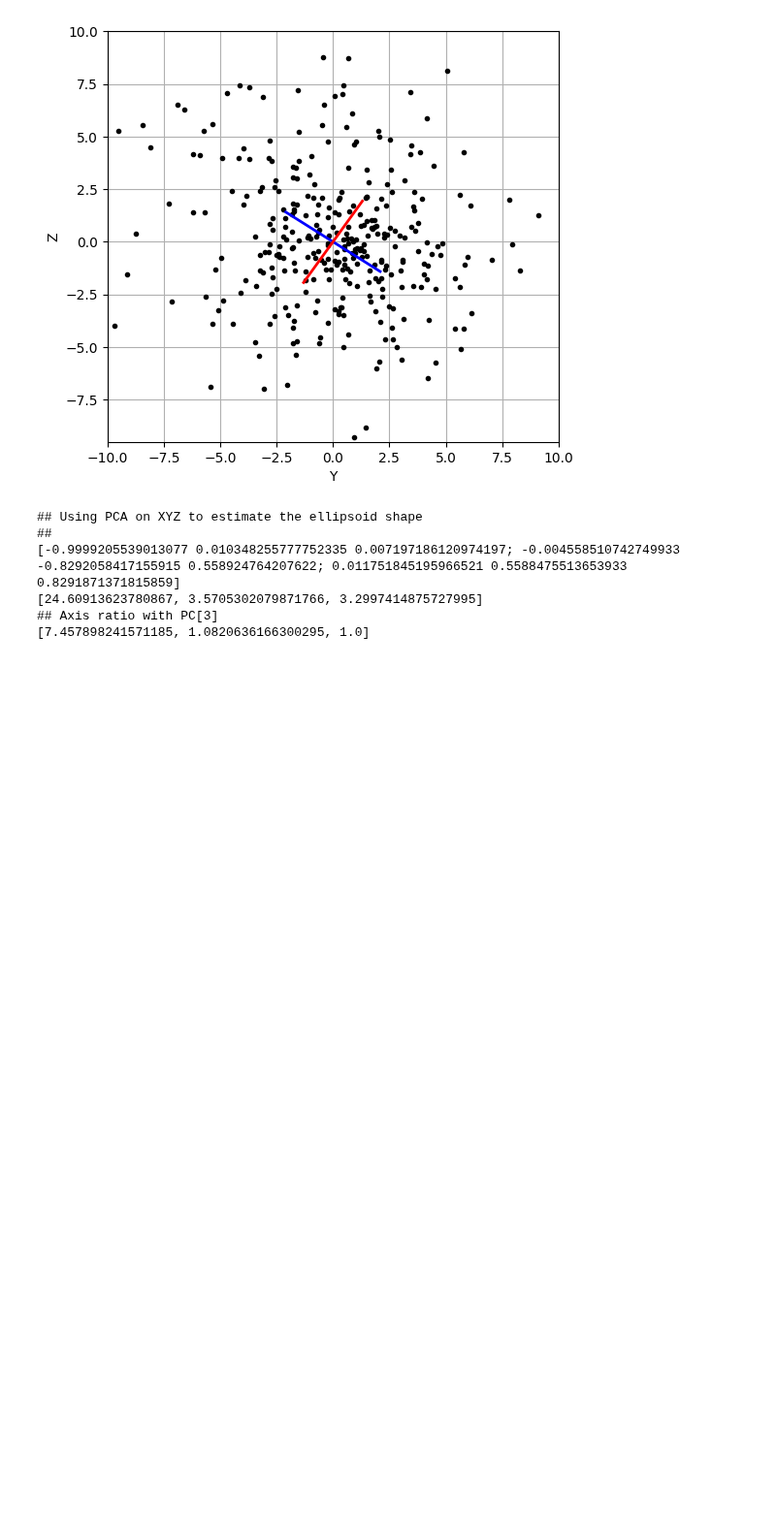
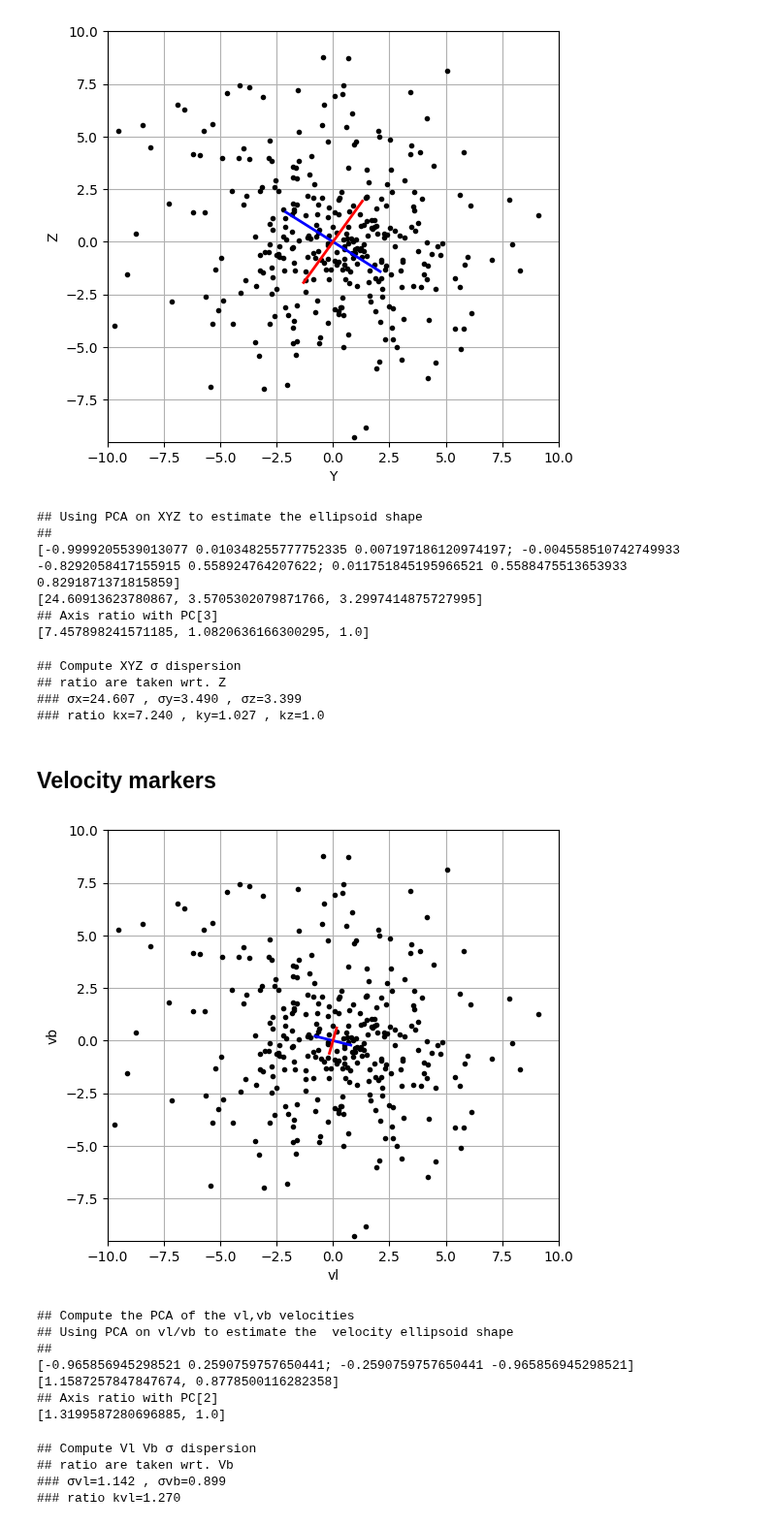
Before and after one commit to bosscha/gaia-shock, a Jupyter notebook: notebooks/analysis/perturbation-markers.ipynb, the cells around one changed output. Shown at 97% size. Cells and saved outputs as stored; diff of their text form; code cells hidden in the pictures; blank space fills up the shorter version.

```diff
--- a/notebooks/analysis/perturbation-markers.ipynb
+++ b/notebooks/analysis/perturbation-markers.ipynb
@@ -98,3 +104,81 @@ PyPlot.show()
 [24.60913623780867, 3.5705302079871766, 3.2997414875727995]
 ## Axis ratio with PC[3]
 [7.457898241571185, 1.0820636166300295, 1.0]
+# %%
+println("## Compute XYZ σ dispersion")
+println("## ratio are taken wrt. Z")
+
+σx= std(oc.X) ; σy= std(oc.Y) ; σz= std(oc.Z)
+kx = σx / σz ; ky= σy / σz
+
+@printf("### σx=%3.3f , σy=%3.3f , σz=%3.3f \n", σx, σy, σz)
+@printf("### ratio kx=%3.3f , ky=%3.3f , kz=1.0 \n",kx,ky)
+# %% [output]
+## Compute XYZ σ dispersion
+## ratio are taken wrt. Z
+### σx=24.607 , σy=3.490 , σz=3.399
+### ratio kx=7.240 , ky=1.027 , kz=1.0
+# %% [markdown]
+## Velocity markers
+# %%
+println("## Compute the PCA of the vl,vb velocities")
+
+datav= convert(Matrix, oc[:,11:12])
+
+println("## Using PCA on vl/vb to estimate the  velocity ellipsoid shape")
+println("##")
+
+M = fit(PCA, datav')
+## dump(M)
+prat= principalratio(M)
+
+pvars= principalvars(M)
+pdisp= sqrt.(pvars)
+proj= projection(M)
+println(proj)
+println(pdisp)
+## Axis ratio
+println("## Axis ratio with PC[2]")
+println(sqrt.(pvars)./sqrt(pvars[2]))
+
+x1= proj[1,1] ; y1= proj[1,2]
+x2= proj[2,1] ; y2= proj[2,2]
+
+
+x1d= x1 * pdisp[1] / sqrt(2*(x1^2 + y1^2)) ; y1d= y1 * pdisp[1] / sqrt(2*(x1^2 + y1^2))
+x2d= x2 * pdisp[2] / sqrt(2*(x2^2 + y2^2)) ; y2d= y2 * pdisp[2] / sqrt(2*(x2^2 + y2^2))
+
+
+fig= PyPlot.figure(figsize=(6,5.5))
+ax= PyPlot.subplot(111)
+PyPlot.xlim(-10,10) ; PyPlot.ylim(-9.5,10) ;
+PyPlot.grid("on")
+PyPlot.plot(oc.Y, oc.Z,"k.",  lw=0.1)
+PyPlot.plot((-x1d,x1d),(-y1d,y1d),"b-", lw=2)
+PyPlot.plot((-x2d,x2d),(-y2d,y2d),"r-", lw=2)
+
+PyPlot.xlabel("vl") ; PyPlot.ylabel("vb")
+PyPlot.show()
+# %% [output]
+[figure, added]
+## Compute the PCA of the vl,vb velocities
+## Using PCA on vl/vb to estimate the  velocity ellipsoid shape
+##
+[-0.965856945298521 0.2590759757650441; -0.2590759757650441 -0.965856945298521]
+[1.1587257847847674, 0.8778500116282358]
+## Axis ratio with PC[2]
+[1.3199587280696885, 1.0]
+# %%
+println("## Compute Vl Vb σ dispersion")
+println("## ratio are taken wrt. Vb")
+
+σvl= std(oc.vl) ; σvb= std(oc.vb)
+kvl = σvl / σvb
+
+@printf("### σvl=%3.3f , σvb=%3.3f \n", σvl, σvb)
+@printf("### ratio kvl=%3.3f",kvl)
+# %% [output]
+## Compute Vl Vb σ dispersion
+## ratio are taken wrt. Vb
+### σvl=1.142 , σvb=0.899
+### ratio kvl=1.270
```
Also changed, not shown: parts of 6 cells of this notebook, 1 other file.
